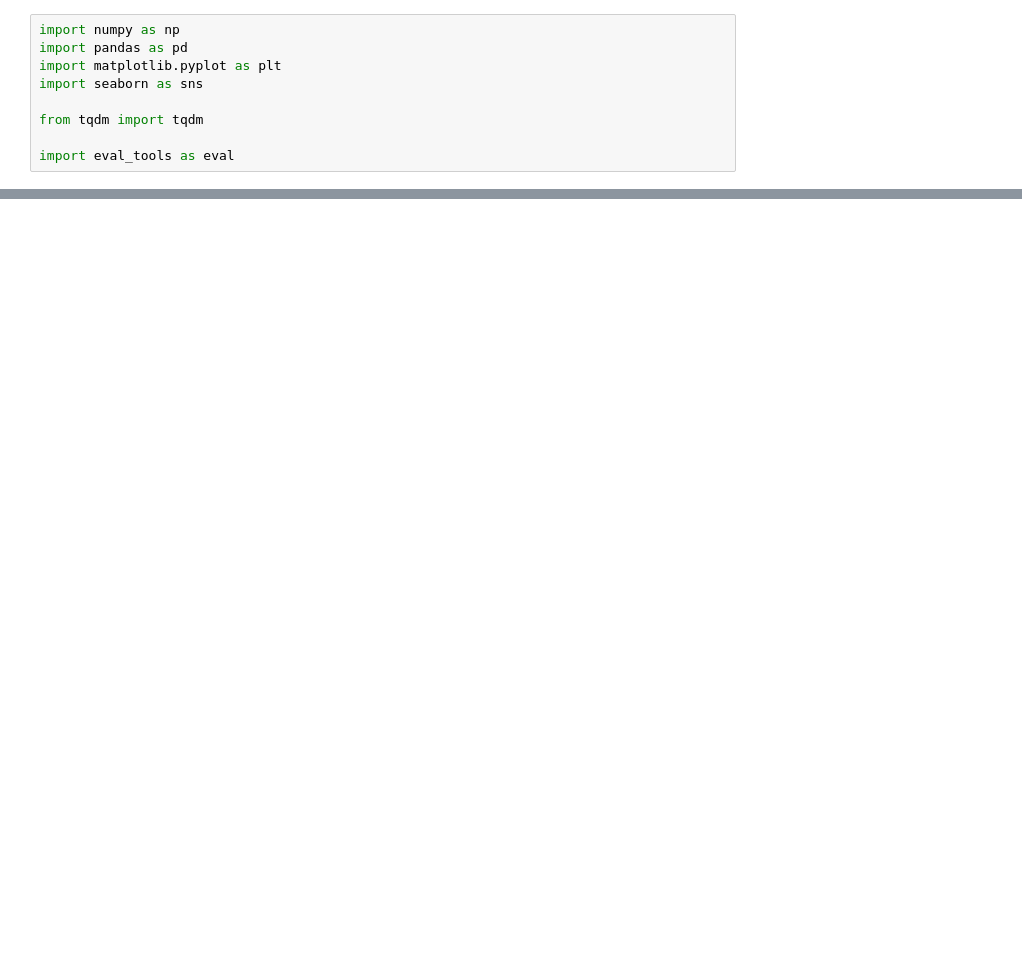
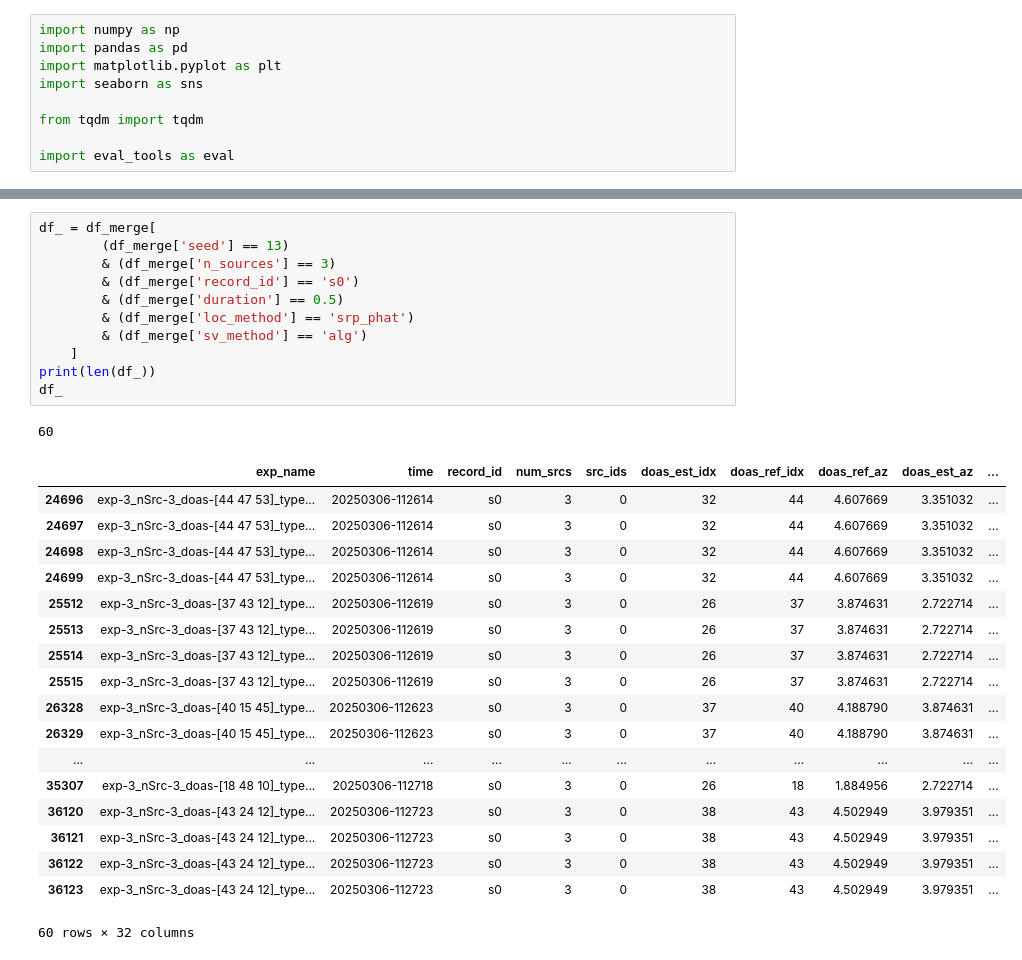
Before and after one commit to Chutlhu/shamans, a Jupyter notebook: analysize_results_exp3.ipynb, the cells around one changed output, grey strips where cells are left out. Cells and saved outputs as stored; diff of their text form; blank space fills up the shorter version.

```diff
--- a/analysize_results_exp3.ipynb
+++ b/analysize_results_exp3.ipynb
@@ -113,0 +141,31 @@ for n_sources in range(n_max_sources):
+# %%
+df_ = df_merge[
+        (df_merge['seed'] == 13)
+        & (df_merge['n_sources'] == 3)
+        & (df_merge['record_id'] == 's0')
+        & (df_merge['duration'] == 0.5)
+        & (df_merge['loc_method'] == 'srp_phat')
+        & (df_merge['sv_method'] == 'alg')
+    ]
+print(len(df_))
+df_
+# %% [output]
+60
+|  | exp_name | time | record_id | num_srcs | src_ids | doas_est_idx | doas_ref_idx | doas_ref_az | doas_est_az | ... |
+| 24696 | exp-3_nSrc-3_doas-[44 47 53]_type... | 20250306-112614 | s0 | 3 | 0 | 32 | 44 | 4.607669 | 3.351032 | ... |
+| 24697 | exp-3_nSrc-3_doas-[44 47 53]_type... | 20250306-112614 | s0 | 3 | 0 | 32 | 44 | 4.607669 | 3.351032 | ... |
+| 24698 | exp-3_nSrc-3_doas-[44 47 53]_type... | 20250306-112614 | s0 | 3 | 0 | 32 | 44 | 4.607669 | 3.351032 | ... |
+| 24699 | exp-3_nSrc-3_doas-[44 47 53]_type... | 20250306-112614 | s0 | 3 | 0 | 32 | 44 | 4.607669 | 3.351032 | ... |
+| 25512 | exp-3_nSrc-3_doas-[37 43 12]_type... | 20250306-112619 | s0 | 3 | 0 | 26 | 37 | 3.874631 | 2.722714 | ... |
+| 25513 | exp-3_nSrc-3_doas-[37 43 12]_type... | 20250306-112619 | s0 | 3 | 0 | 26 | 37 | 3.874631 | 2.722714 | ... |
+| 25514 | exp-3_nSrc-3_doas-[37 43 12]_type... | 20250306-112619 | s0 | 3 | 0 | 26 | 37 | 3.874631 | 2.722714 | ... |
+| 25515 | exp-3_nSrc-3_doas-[37 43 12]_type... | 20250306-112619 | s0 | 3 | 0 | 26 | 37 | 3.874631 | 2.722714 | ... |
+| 26328 | exp-3_nSrc-3_doas-[40 15 45]_type... | 20250306-112623 | s0 | 3 | 0 | 37 | 40 | 4.188790 | 3.874631 | ... |
+| 26329 | exp-3_nSrc-3_doas-[40 15 45]_type... | 20250306-112623 | s0 | 3 | 0 | 37 | 40 | 4.188790 | 3.874631 | ... |
+| ... | ... | ... | ... | ... | ... | ... | ... | ... | ... | ... |
+| 35307 | exp-3_nSrc-3_doas-[18 48 10]_type... | 20250306-112718 | s0 | 3 | 0 | 26 | 18 | 1.884956 | 2.722714 | ... |
+| 36120 | exp-3_nSrc-3_doas-[43 24 12]_type... | 20250306-112723 | s0 | 3 | 0 | 38 | 43 | 4.502949 | 3.979351 | ... |
+| 36121 | exp-3_nSrc-3_doas-[43 24 12]_type... | 20250306-112723 | s0 | 3 | 0 | 38 | 43 | 4.502949 | 3.979351 | ... |
+| 36122 | exp-3_nSrc-3_doas-[43 24 12]_type... | 20250306-112723 | s0 | 3 | 0 | 38 | 43 | 4.502949 | 3.979351 | ... |
+| 36123 | exp-3_nSrc-3_doas-[43 24 12]_type... | 20250306-112723 | s0 | 3 | 0 | 38 | 43 | 4.502949 | 3.979351 | ... |
+60 rows × 32 columns
```
Also changed, not shown: parts of 7 cells of this notebook, 2 other files.
